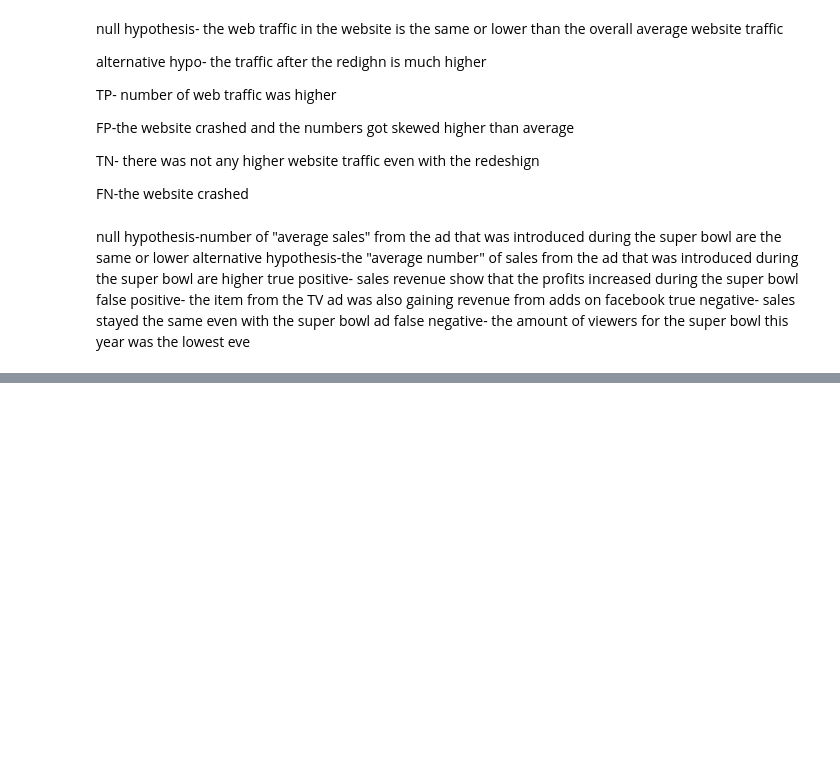
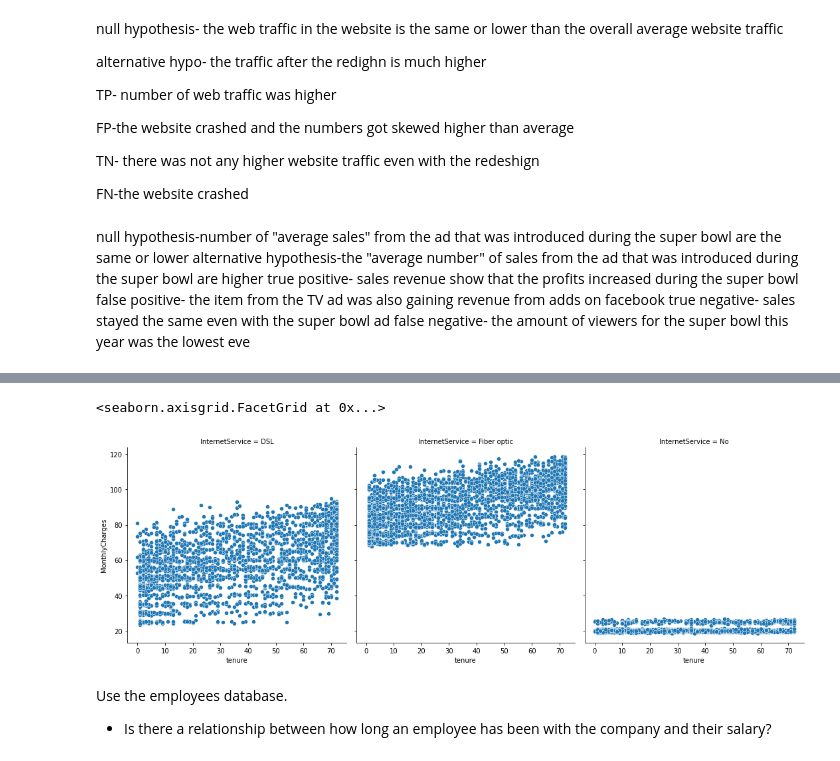
Before and after one commit to GladyBarrios/statistics-exercises, a Jupyter notebook: hypothesis_testing.ipynb, the cells around one changed output, grey strips where cells are left out. Saved outputs shown, nothing was run; the diff lists cells and outputs as text; code cells hidden in the pictures; blank space fills up the shorter version.

```diff
--- a/hypothesis_testing.ipynb
+++ b/hypothesis_testing.ipynb
@@ -32,0 +257,8 @@ false negative- the amount of viewers for the super bowl this year was the lowes
+# %%
+sns.relplot(data=df, y='MonthlyCharges', x='tenure', col = 'InternetService')
+# %% [output]
+<seaborn.axisgrid.FacetGrid at 0x...>
+[figure, added]
+# %% [markdown]
+Use the employees database.
+- Is there a relationship between how long an employee has been with the company and their salary?
```
Also changed, not shown: parts of 55 cells of this notebook, 3 other files.
